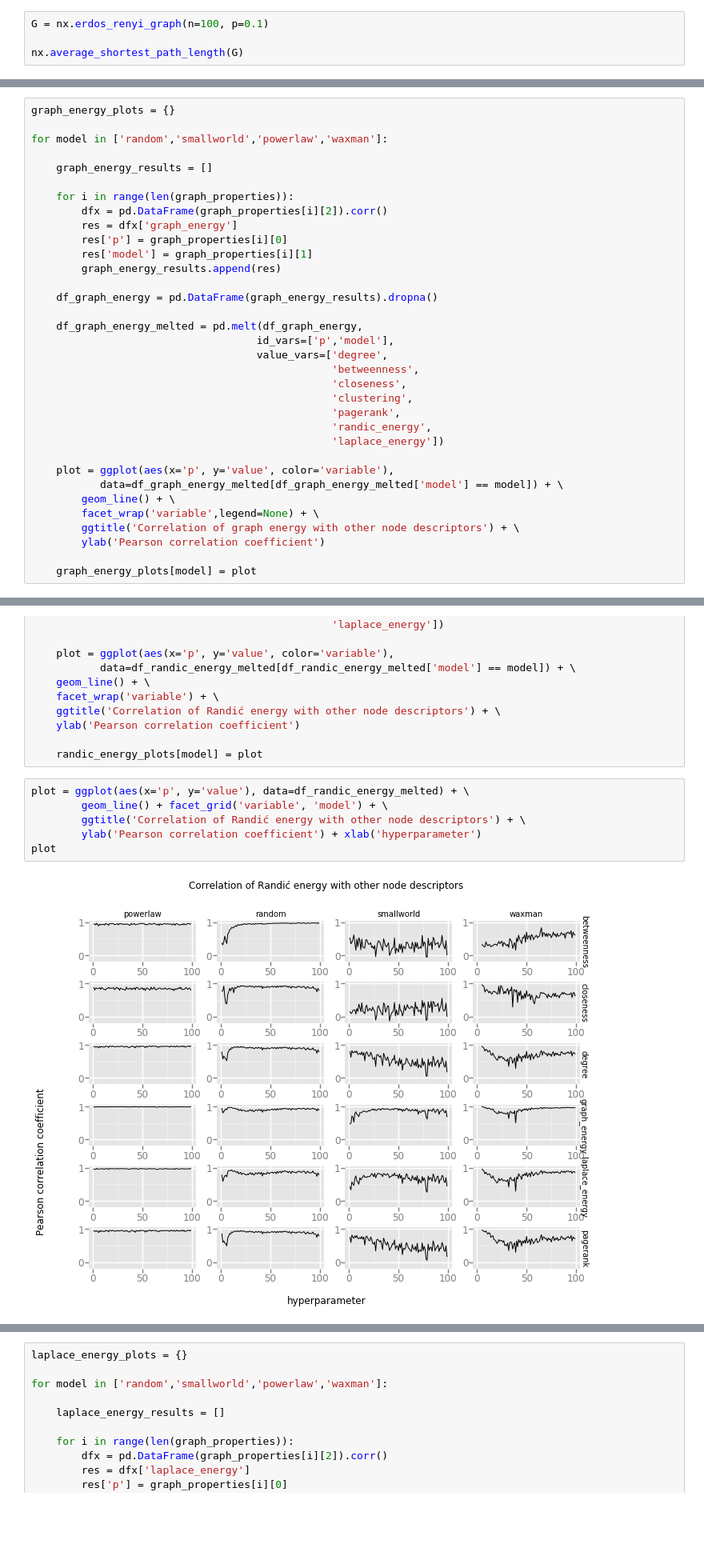
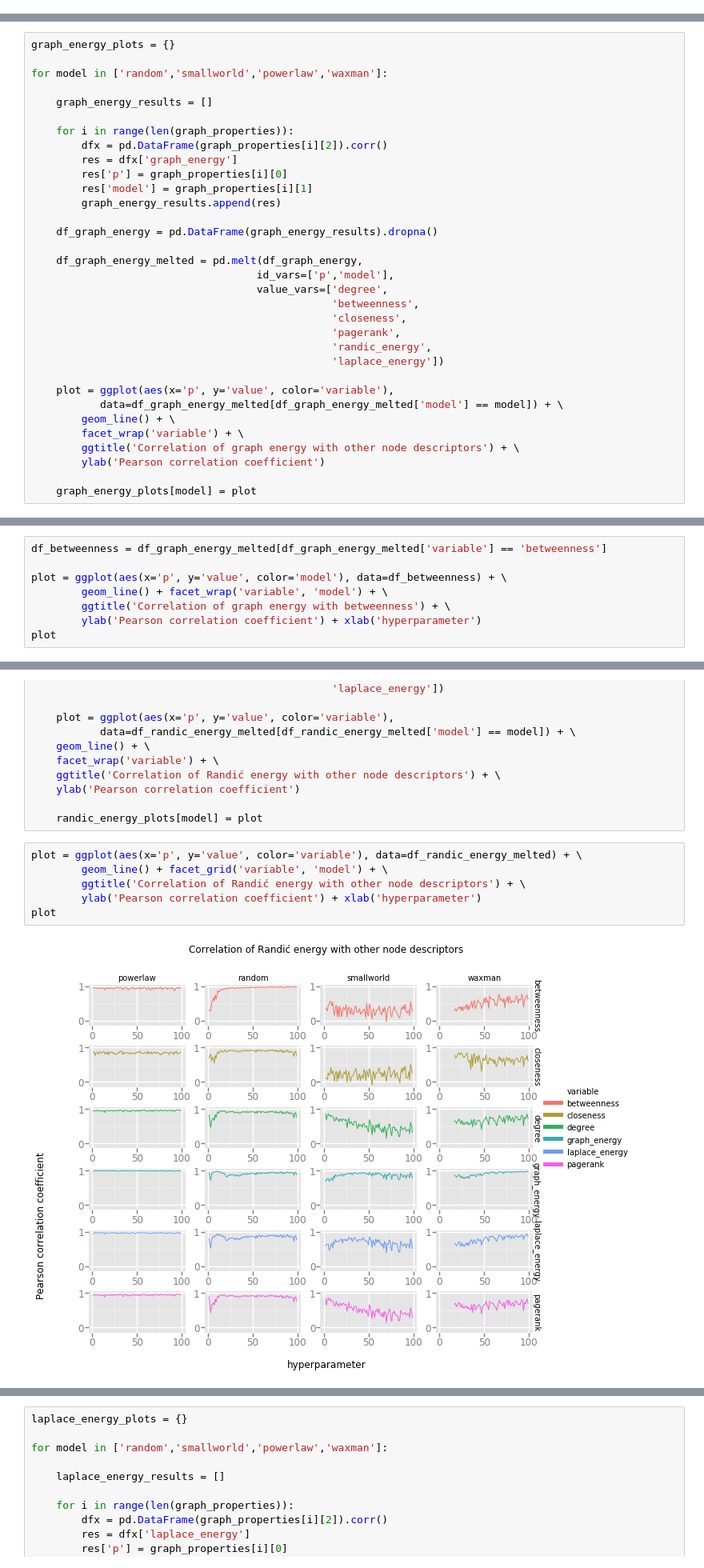
Before and after one commit to megaduks/entropy-complex-networks, a Jupyter notebook: entropy-of-network-energies.ipynb, the cells around one changed output, grey strips where cells are left out. Shown at 80% size. Saved outputs shown, nothing was run; the diff lists cells and outputs as text; blank space fills up the shorter version.

Commit message:
Fixing correlation computation

```diff
--- a/entropy-of-network-energies.ipynb
+++ b/entropy-of-network-energies.ipynb
@@ -76,7 +76,3 @@ import networkx as nx
 import scipy, scipy.stats
 
 from networkentropy import network_energy as ne
-# %%
-G = nx.erdos_renyi_graph(n=100, p=0.1)
-
-nx.average_shortest_path_length(G)
@@ -180,7 +171,6 @@ for model in ['random','smallworld','powerlaw','waxman']:
                                     value_vars=['degree',
                                                 'betweenness',
                                                 'closeness',
-                                                'clustering',
                                                 'pagerank',
                                                 'randic_energy',
                                                 'laplace_energy'])
@@ -188,7 +178,7 @@ for model in ['random','smallworld','powerlaw','waxman']:
     plot = ggplot(aes(x='p', y='value', color='variable'),
            data=df_graph_energy_melted[df_graph_energy_melted['model'] == model]) + \
         geom_line() + \
-        facet_wrap('variable',legend=None) + \
+        facet_wrap('variable') + \
         ggtitle('Correlation of graph energy with other node descriptors') + \
         ylab('Pearson correlation coefficient')
 
@@ -206,0 +195,8 @@ plot
+# %%
+df_betweenness = df_graph_energy_melted[df_graph_energy_melted['variable'] == 'betweenness']
+
+plot = ggplot(aes(x='p', y='value', color='model'), data=df_betweenness) + \
+        geom_line() + facet_wrap('variable', 'model') + \
+        ggtitle('Correlation of graph energy with betweenness') + \
+        ylab('Pearson correlation coefficient') + xlab('hyperparameter')
+plot
@@ -238,10 +237,10 @@ for model in ['random','smallworld','powerlaw','waxman']:
 
     randic_energy_plots[model] = plot
 # %%
-plot = ggplot(aes(x='p', y='value'), data=df_randic_energy_melted) + \
+plot = ggplot(aes(x='p', y='value', color='variable'), data=df_randic_energy_melted) + \
         geom_line() + facet_grid('variable', 'model') + \
         ggtitle('Correlation of Randić energy with other node descriptors') + \
         ylab('Pearson correlation coefficient') + xlab('hyperparameter')
 plot
 # %% [output]
-[figure, old version]
+[figure, new version]
```
Also changed, not shown: parts of 11 cells of this notebook, 1 other file.
